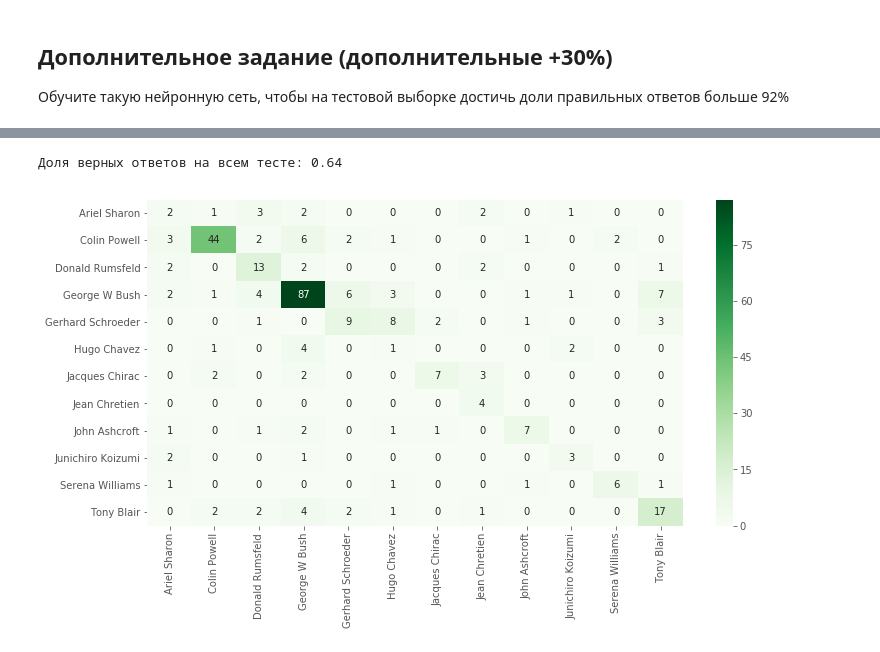
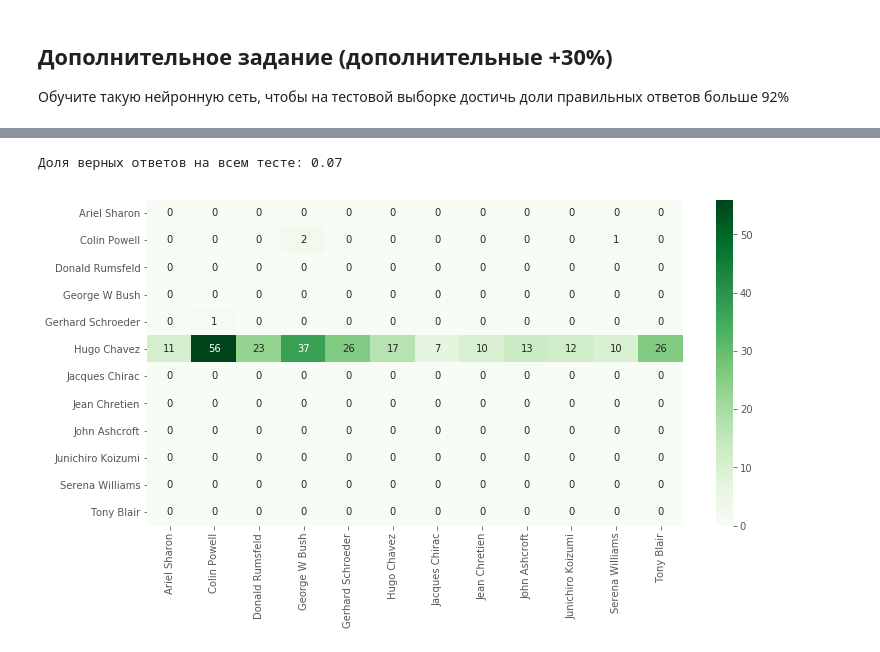
Before and after one commit to Keleas/ml_mipt_dafe_major, a Jupyter notebook: homeworks/hw3/hw3.ipynb, the cells around one changed output, grey strips where cells are left out. Cells and saved outputs as stored; diff of their text form; code cells hidden in the pictures.

```diff
--- a/homeworks/hw3/hw3.ipynb
+++ b/homeworks/hw3/hw3.ipynb
@@ -669,7 +689,7 @@ from keras.utils import np_utils
 # %%
 input_shape = lfw_people.images.shape[1:]
 epochs = 200
-batch_size = 100
+BATCH = 20
 steps = 100
 # %%
 x = lfw_people.images
@@ -709,11 +736,11 @@ class small_vgg:
     def build(classes, finalAct="softmax"):
         model = Sequential()
 
-        model.add(Conv2D(16, (3, 3), padding="same",
+        model.add(Conv2D(16, (5, 5), padding="same",
                  input_shape=(input_shape[0], input_shape[1], 1)))
         model.add(Activation('relu'))
         model.add(BatchNormalization())
-        model.add(Conv2D(16, (3, 3), padding="same"))
+        model.add(Conv2D(16, (5, 5), padding="same"))
         model.add(Activation('relu'))
         model.add(BatchNormalization())
         model.add(MaxPooling2D(pool_size=(2, 2)))
@@ -851,14 +865,0 @@ plt.legend(loc="upper left");
-# %%
-aug_gen_cat = create_aug_gen(make_image_gen_cat_conv((x_train, y_train_cat)))
-valid_cat = make_image_gen_cat_conv((x_val, y_val_cat))
-
-gen_cat = make_image_gen_cat_conv((x_val, y_val_cat))
-
-history = model_conv.fit_generator(aug_gen_cat,
-                                   steps_per_epoch=steps,
-                                   validation_data=valid_cat,
-                                   validation_steps=100,
-                                   epochs=epochs,
-                                   callbacks=callbacks_list,
-                                   workers=16,
-                                   verbose=1)
@@ -868,18 +865,0 @@ KeyboardInterrupt:
-# %%
-# plot the training loss
-plt.style.use("ggplot")
-plt.figure()
-N = len(history.epoch)
-plt.plot(np.arange(0, N), history.history["loss"], label="train_loss")
-plt.plot(np.arange(0, N), history.history["val_loss"], label="val_loss")
-plt.title("Training Loss")
-plt.xlabel("Epoch #")
-plt.ylabel("Loss/Accuracy")
-plt.legend(loc="upper left")
-# plot the trainingaccuracy
-plt.plot(np.arange(0, N), history.history["acc"], label="train_acc")
-plt.plot(np.arange(0, N), history.history["val_acc"], label="val_acc")
-plt.title("Training Accuracy")
-plt.xlabel("Epoch #")
-plt.ylabel("Loss/Accuracy")
-plt.legend(loc="upper left");
@@ -888,16 +866,18 @@ plt.legend(loc="upper left");
 # %%
-y_pred = model_conv.predict(x_test.reshape(x_test.shape[0], input_shape[0], input_shape[1], 1)).argmax(axis=1)
-y_true = y_test_cat.argmax(axis=1)
+y_pred = model_conv.predict(np.array([ex for ex in x_test]).reshape(x_test.shape[0],
+                                                                    input_shape[0],
+                                                                    input_shape[1], 1)).argmax(axis=1)
+y_true = y_test_cat
 confusionmatrix = confusion_matrix(y_pred, y_true)
 
 accuracy = accuracy_score(y_pred, y_true)
 print('Доля верных ответов на всем тесте: %.2f' % accuracy)
 
 plt.figure(figsize=(12, 6))
 sns.heatmap(confusionmatrix, cmap='Greens', annot=True,
             xticklabels=lfw_people.target_names,
             yticklabels=lfw_people.target_names)
 plt.show()
 # %% [output]
-Доля верных ответов на всем тесте: 0.64
+Доля верных ответов на всем тесте: 0.07
-[figure, old version]
+[figure, new version]
```
Also changed, not shown: parts of 31 cells of this notebook, 2 other files.
